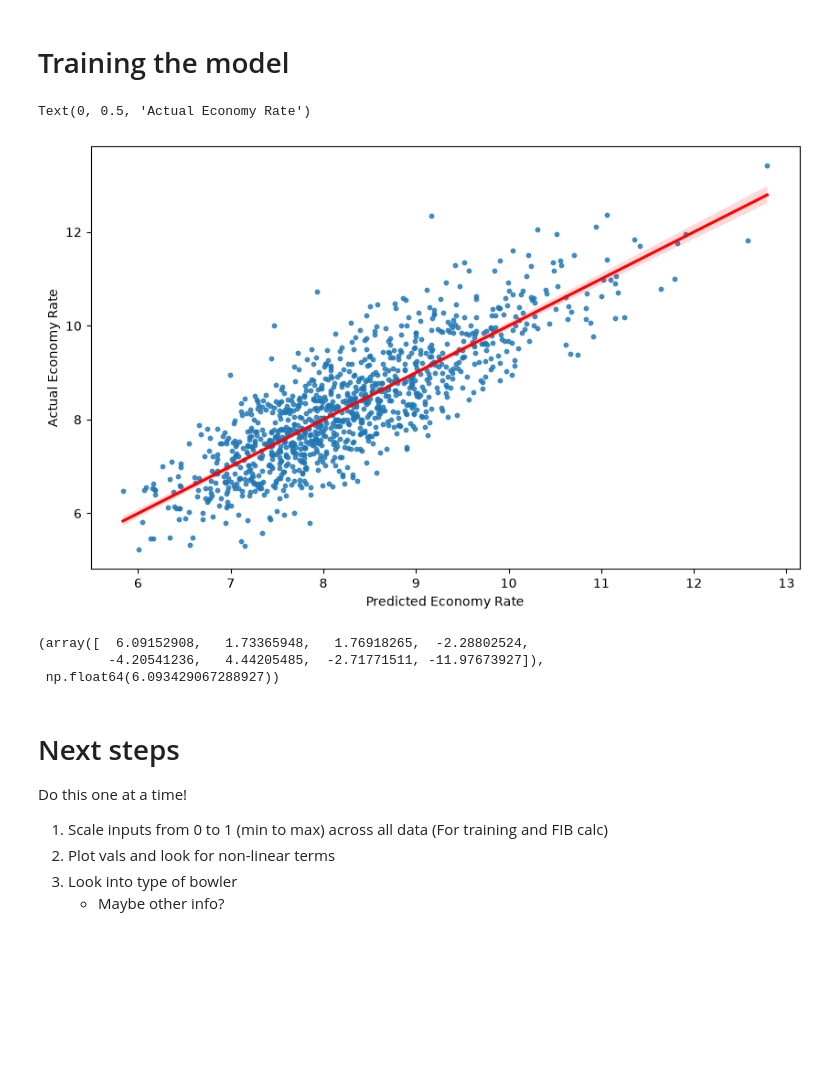
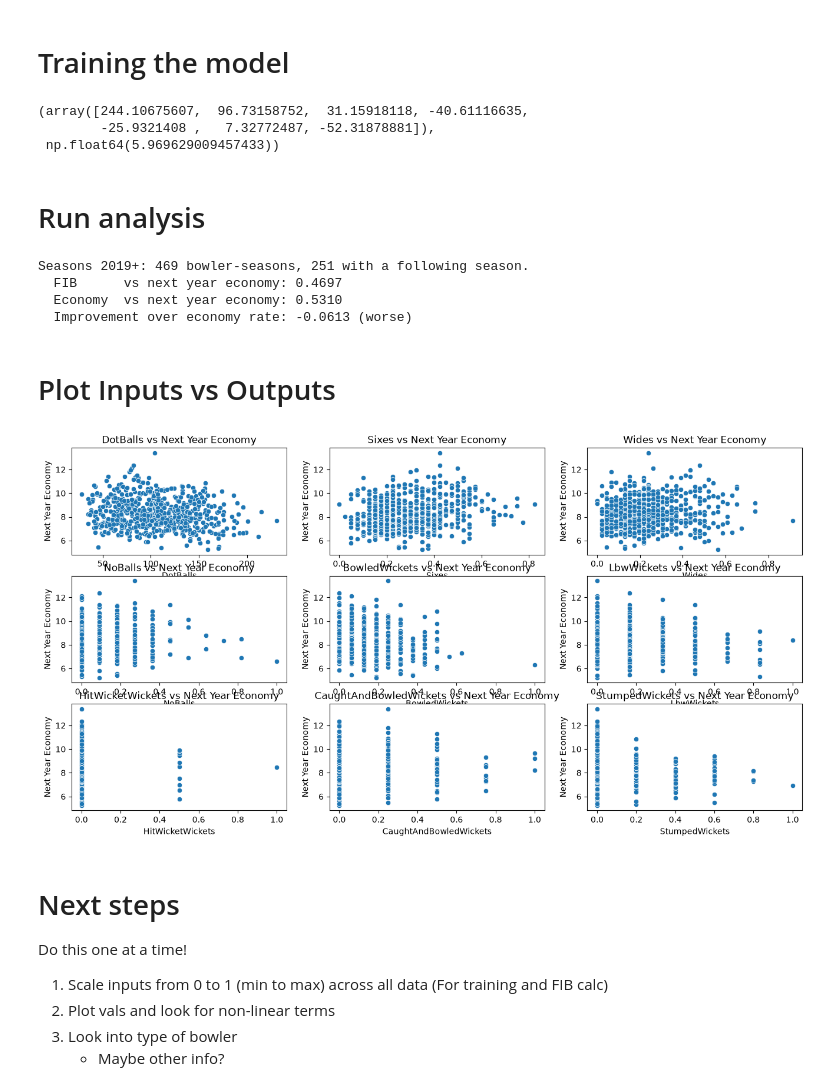
Before and after one commit to greenbear26/fielding-independent-bowling, a Jupyter notebook: main.ipynb, the cells around one changed output. Drawn from its saved outputs; the diff is of its cells as text; code cells hidden in the pictures; blank space fills up the shorter version.

Commit message:
Messing around with start year

```diff
--- a/main.ipynb
+++ b/main.ipynb
@@ -213,0 +193,7 @@ bowler_df.head(20)
+# %%
+# Scale the data to 0 to 1 values for the model variables, based on frequency of each variable in the dataset. This is done to ensure that the model is not biased towards any particular variable due to its scale.
+
+for column in ['Sixes', 'Wides', 'NoBalls', 'BowledWickets', 'LbwWickets', 'HitWicketWickets', 'CaughtAndBowledWickets', 'StumpedWickets']:
+    print(f'Scaling {column}...')
+    print(f'Min: {bowler_df[column].min()}, Max: {bowler_df[column].max()}')
+    bowler_df[column] = (bowler_df[column] - bowler_df[column].min()) / bowler_df[column].max()
@@ -214,21 +238,16 @@ bowler_df.head(20)
 # %% [markdown]
 # Training the model
 # %%
-recent_year_bowler_df = bowler_df[bowler_df['Year'] >= 2000]
+# Features the model is fitted on -- edit here and the scoring cell follows
+feature_columns = ['Sixes', 'Wides', 'NoBalls', 'BowledWickets', 'LbwWickets', 'HitWicketWickets', 'StumpedWickets']
+min_year = 2019
 
-X = recent_year_bowler_df[['Sixes', 'Wides', 'NoBalls', 'BowledWickets', 'LbwWickets', 'HitWicketWickets', 'CaughtAndBowledWickets', 'StumpedWickets']].div(recent_year_bowler_df['Overs'], axis=0)
+recent_year_bowler_df = bowler_df[bowler_df['Year'] >= min_year]
+
+X = recent_year_bowler_df[feature_columns].div(recent_year_bowler_df['Overs'], axis=0)
 y = recent_year_bowler_df['Economy']
 
 fib_reg = LinearRegression().fit(X, y)
-# %%
-# Display regression
-plt.figure(figsize=(10, 6))
-sns.regplot(x=fib_reg.predict(X), y=y, scatter_kws={'s':10}, line_kws={'color': 'red'})
-plt.xlabel('Predicted Economy Rate')
-plt.ylabel('Actual Economy Rate')
-# %% [output]
-Text(0, 0.5, 'Actual Economy Rate')
-[figure, removed]
 # %%
 # Print regression coefficients
 fib_reg.coef_, fib_reg.intercept_
@@ -237,9 +256,37 @@ fib_reg.coef_, fib_reg.intercept_
 # 5.1847644 ,  2.87836745,  2.50567393, -2.17970378, -0.82205995]),
 #  np.float64(7.957189625273719))
 # %% [output]
-(array([  6.09152908,   1.73365948,   1.76918265,  -2.28802524,
-         -4.20541236,   4.44205485,  -2.71771511, -11.97673927]),
- np.float64(6.093429067288927))
+(array([244.10675607,  96.73158752,  31.15918118, -40.61116635,
+        -25.9321408 ,   7.32772487, -52.31878881]),
+ np.float64(5.969629009457433))
+# %% [markdown]
+# Run analysis
+# %%
+# Score the freshly fitted coefficients against the same features they were fitted on
+from fib import evaluate_fib
+
+fib_results = evaluate_fib(coefficients=[fib_reg.intercept_, *fib_reg.coef_], feature_columns=feature_columns, min_year=min_year)
+# %% [output]
+Seasons 2019+: 469 bowler-seasons, 251 with a following season.
+  FIB      vs next year economy: 0.4697
+  Economy  vs next year economy: 0.5310
+  Improvement over economy rate: -0.0613 (worse)
+# %% [markdown]
+# Plot Inputs vs Outputs
+# %%
+# Plot inputs divided by overs versus next year economy (8 subplots, 2 rows of 4)
+plt.figure(figsize=(16, 8))
+
+for i, column in enumerate(['DotBalls', 'Sixes', 'Wides', 'NoBalls', 'BowledWickets', 'LbwWickets', 'HitWicketWickets', 'CaughtAndBowledWickets', 'StumpedWickets']):
+    plt.subplot(3, 3, i + 1)
+    sns.scatterplot(x=column, y='next_year_economy', data=recent_year_bowler_df)
+    plt.title(f'{column} vs Next Year Economy')
+    plt.xlabel(column)
+    plt.ylabel('Next Year Economy')
+
+plt.show()
+# %% [output]
+[figure, added]
 # %% [markdown]
 # Next steps
 
```
Also changed, not shown: parts of 3 cells of this notebook, 2 other files.
